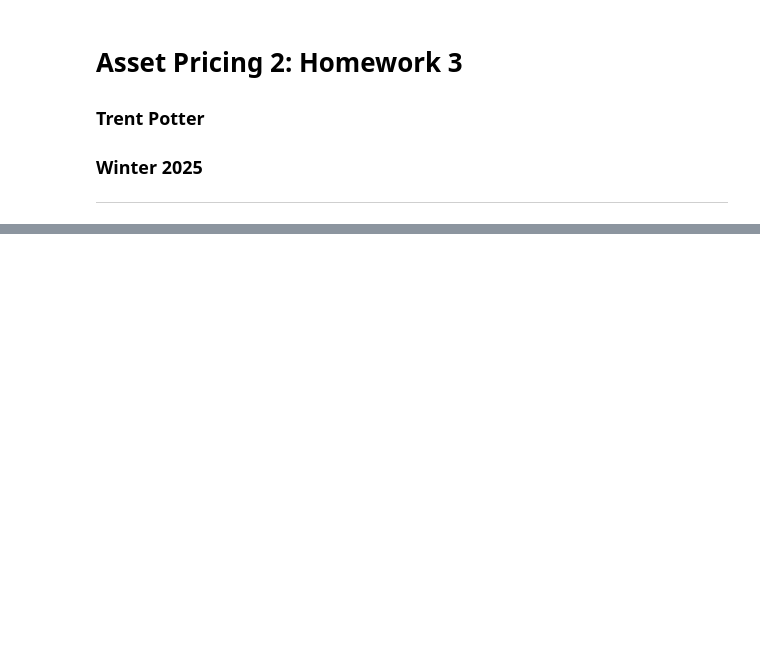
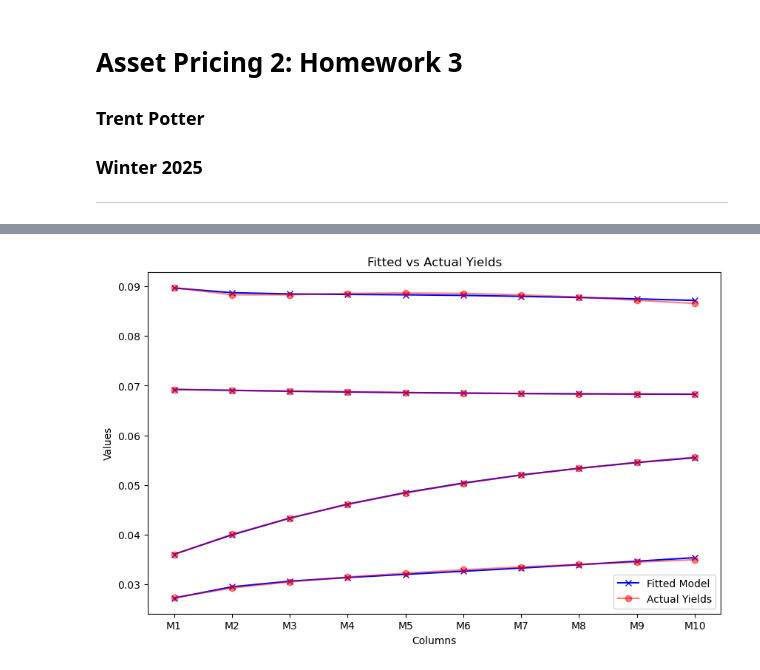
Before and after one commit to trpotter72/W24, a Jupyter notebook: AP/HW3/HW3.ipynb, the cells around one changed output, grey strips where cells are left out. Saved outputs shown, nothing was run; the diff lists cells and outputs as text; code cells hidden in the pictures; blank space fills up the shorter version.

```diff
--- a/AP/HW3/HW3.ipynb
+++ b/AP/HW3/HW3.ipynb
@@ -111,0 +359,17 @@ plt.show()
+# %%
+# Use optimal parameters to generate optimal intermediate values
+B_opt = construct_B(d1, phi_star_opt)
+B_pc_opt = Q.T @ B_opt
+
+sigma_opt = construct_sigma(B_pc_opt, sigma_pc)
+a_opt = construct_a(d0_opt, B_opt, sigma_opt)
+x_opt = construct_x(B_pc_opt, f, Q, a_opt)
+opt_y_hat = construct_y(a_opt, B_opt, x_opt)
+opt_loss = square_loss(opt_y_hat, y.iloc[:,1:].values)
+
+# project phi_star back onto the factor risk basis B_y Q
+phi_star_pc = construct_implied_phi_pc(np.diag(phi_star_opt), B_pc_opt)
+
+print("phi*_pc:\n", phi_star_pc)
+print("phi_pc:\n", phi_pc)
+print("difference:\n", phi_star_pc - phi_pc)
@@ -111,0 +392,15 @@ plt.show()
+# %%
+def plot_selected_rows(df1, df2, rows, title=''):
+  plt.figure(figsize=(10, 6))
+  for row in rows:
+    plt.plot(df1.columns, df1.iloc[row], 'bx-', alpha=1, label=f'Fitted Model' if row == rows[0] else "")
+    plt.plot(df2.columns, df2.iloc[row], 'ro-', alpha=.5, label=f'Actual Yields' if row == rows[0] else "")
+  plt.title(title)
+  plt.xlabel('Columns')
+  plt.ylabel('Values')
+  plt.legend()
+  plt.show()
+
+plot_selected_rows(opt_y_hat, y.iloc[:, 1:], [100, 200, 300, 400], title='Fitted vs Actual Yields')
+# %% [output]
+[figure, added]
```
Also changed, not shown: parts of 20 cells of this notebook.
